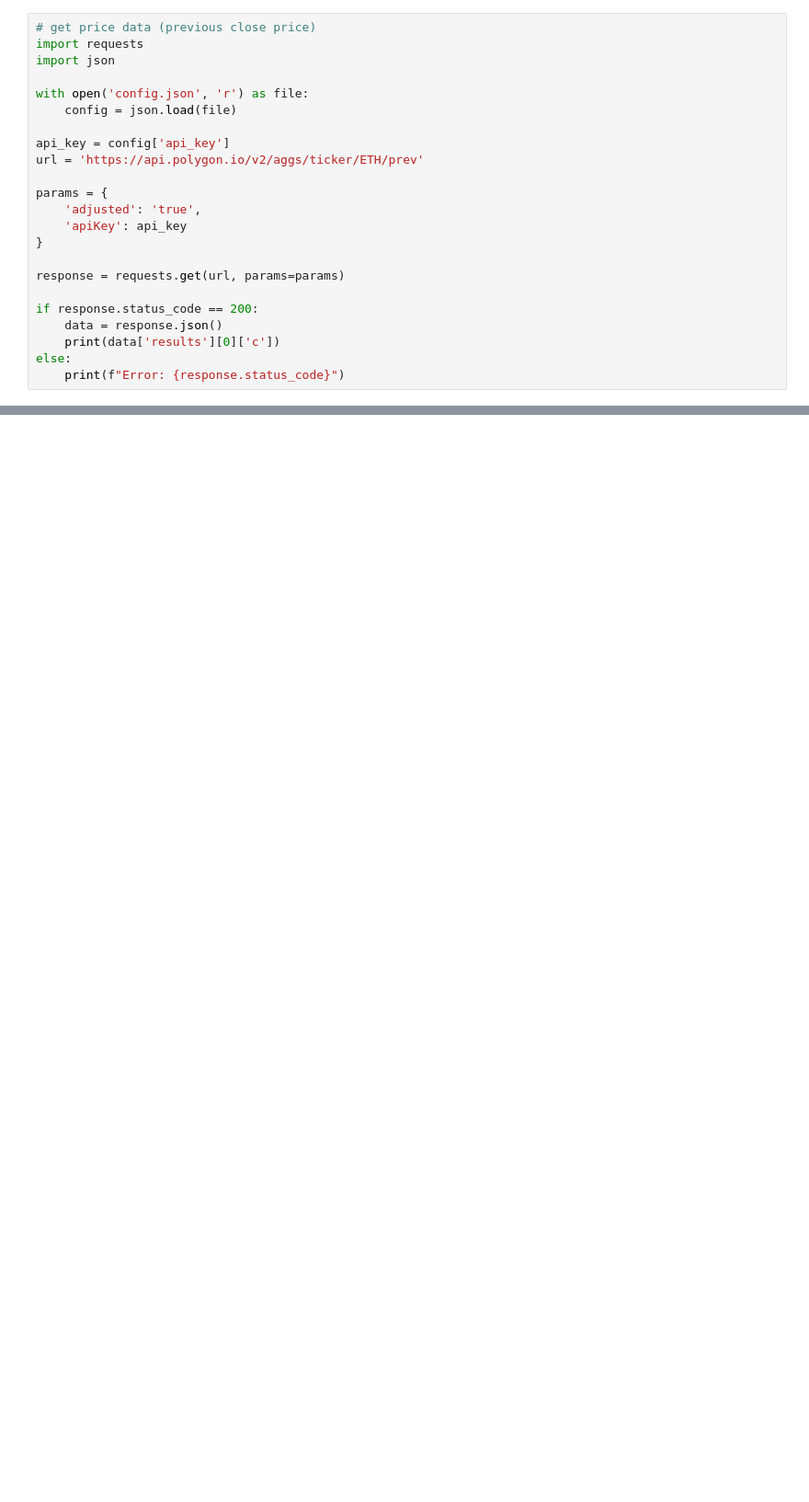
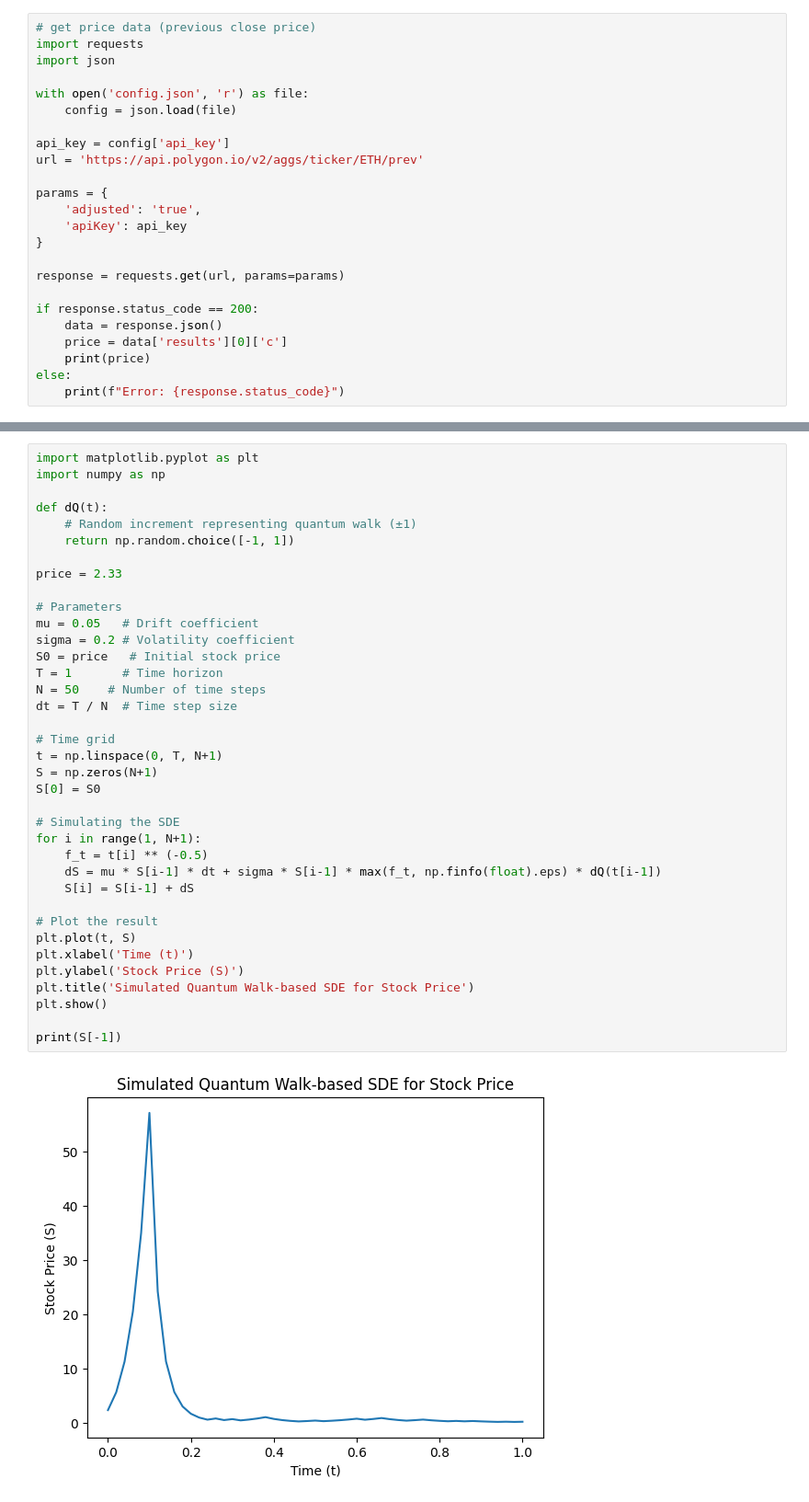
Before and after one commit to sabrinahirani/quantwalk, a Jupyter notebook: circuit.ipynb, the cells around one changed output, grey strips where cells are left out. Shown at 92% size. Drawn from its saved outputs; the diff is of its cells as text; blank space fills up the shorter version.

Commit message:
Quantum Walk + GBM Calculation

```diff
--- a/circuit.ipynb
+++ b/circuit.ipynb
@@ -18,6 +18,7 @@ response = requests.get(url, params=params)
 
 if response.status_code == 200:
     data = response.json()
-    print(data['results'][0]['c'])
+    price = data['results'][0]['c']
+    print(price)
 else:
     print(f"Error: {response.status_code}")
@@ -84,0 +99,39 @@ from qiskit import QuantumCircuit
+# %%
+import matplotlib.pyplot as plt
+import numpy as np
+
+def dQ(t):
+    # Random increment representing quantum walk (±1)
+    return np.random.choice([-1, 1])
+
+price = 2.33
+
+# Parameters
+mu = 0.05   # Drift coefficient
+sigma = 0.2 # Volatility coefficient
+S0 = price   # Initial stock price
+T = 1       # Time horizon
+N = 50    # Number of time steps
+dt = T / N  # Time step size
+
+# Time grid
+t = np.linspace(0, T, N+1)
+S = np.zeros(N+1)
+S[0] = S0
+
+# Simulating the SDE
+for i in range(1, N+1):
+    f_t = t[i] ** (-0.5)
+    dS = mu * S[i-1] * dt + sigma * S[i-1] * max(f_t, np.finfo(float).eps) * dQ(t[i-1])
+    S[i] = S[i-1] + dS
+
+# Plot the result
+plt.plot(t, S)
+plt.xlabel('Time (t)')
+plt.ylabel('Stock Price (S)')
+plt.title('Simulated Quantum Walk-based SDE for Stock Price')
+plt.show()
+
+print(S[-1])
+# %% [output]
+[figure, added]
```
Also changed, not shown: parts of 6 cells of this notebook.
